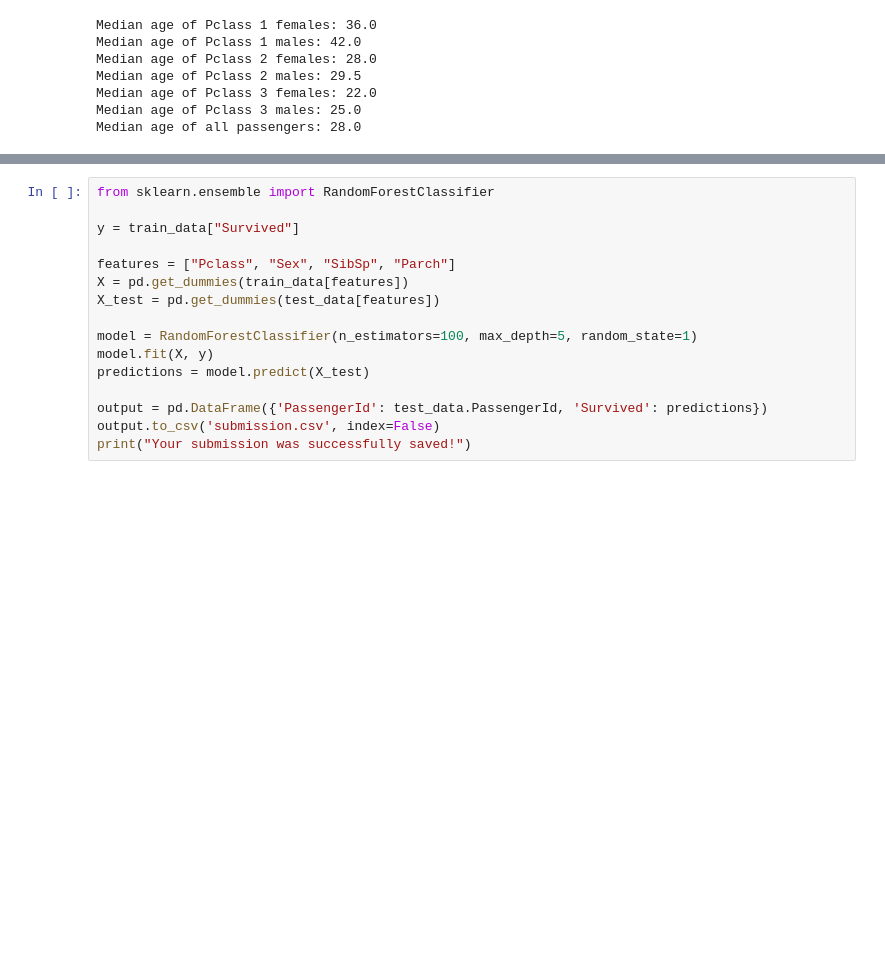
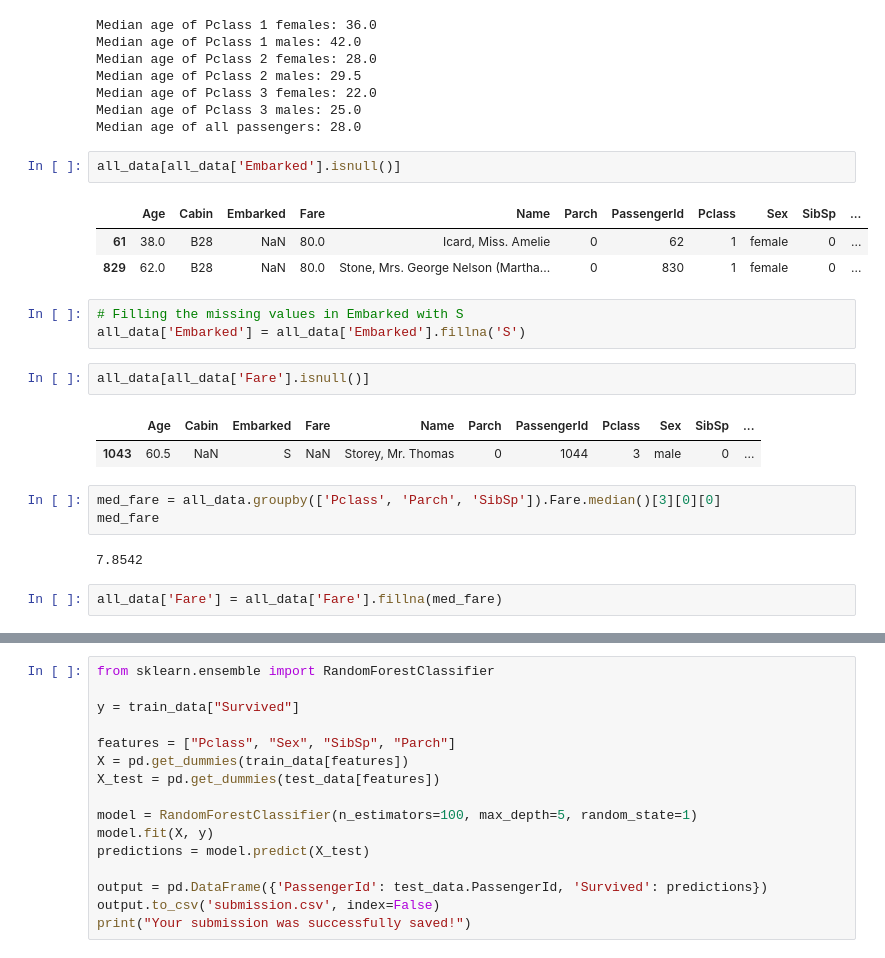
Before and after one commit to naimataki/Titanic---Machine-Learning-from-Disaster, a Jupyter notebook: getting-started-titanic.ipynb, the cells around one changed output, grey strips where cells are left out. Drawn from its saved outputs; the diff is of its cells as text; blank space fills up the shorter version.

```diff
--- a/getting-started-titanic.ipynb
+++ b/getting-started-titanic.ipynb
@@ -225,3 +225,24 @@ Median age of Pclass 2 males: 29.5
 Median age of Pclass 3 females: 22.0
 Median age of Pclass 3 males: 25.0
 Median age of all passengers: 28.0
+# %%
+all_data[all_data['Embarked'].isnull()]
+# %% [output]
+|  | Age | Cabin | Embarked | Fare | Name | Parch | PassengerId | Pclass | Sex | SibSp | ... |
+| 61 | 38.0 | B28 | NaN | 80.0 | Icard, Miss. Amelie | 0 | 62 | 1 | female | 0 | ... |
+| 829 | 62.0 | B28 | NaN | 80.0 | Stone, Mrs. George Nelson (Martha... | 0 | 830 | 1 | female | 0 | ... |
+# %%
+# Filling the missing values in Embarked with S
+all_data['Embarked'] = all_data['Embarked'].fillna('S')
+# %%
+all_data[all_data['Fare'].isnull()]
+# %% [output]
+|  | Age | Cabin | Embarked | Fare | Name | Parch | PassengerId | Pclass | Sex | SibSp | ... |
+| 1043 | 60.5 | NaN | S | NaN | Storey, Mr. Thomas | 0 | 1044 | 3 | male | 0 | ... |
+# %%
+med_fare = all_data.groupby(['Pclass', 'Parch', 'SibSp']).Fare.median()[3][0][0]
+med_fare
+# %% [output]
+7.8542
+# %%
+all_data['Fare'] = all_data['Fare'].fillna(med_fare)
```
Also changed, not shown: parts of 3 cells of this notebook.
